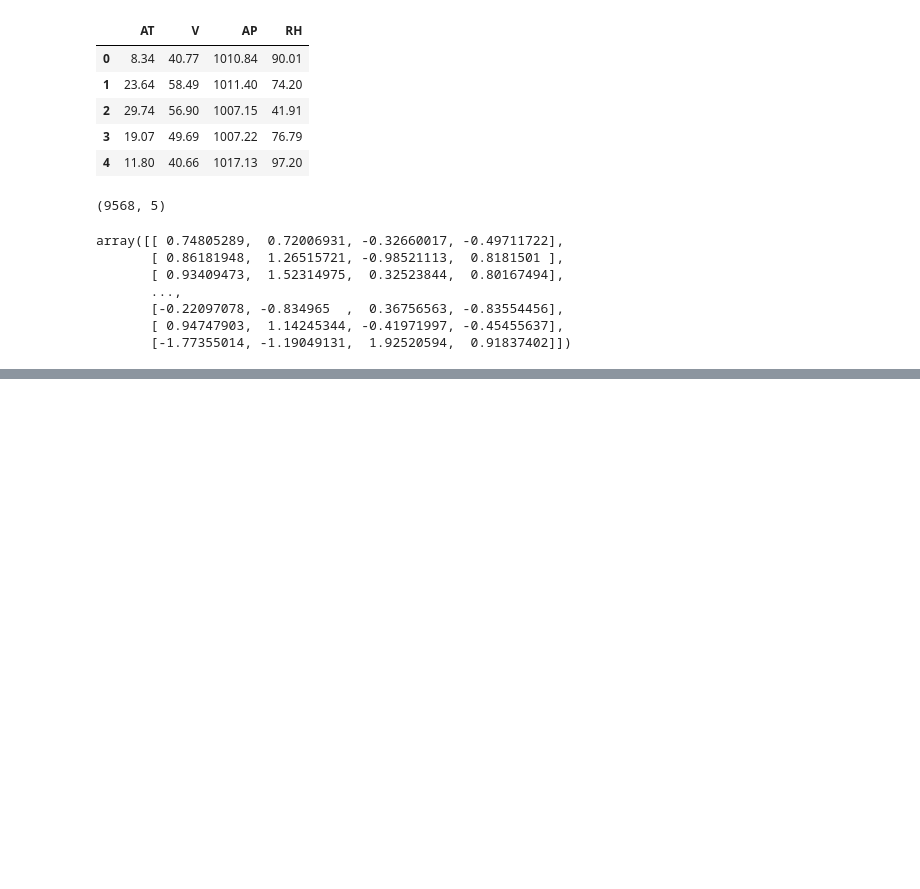
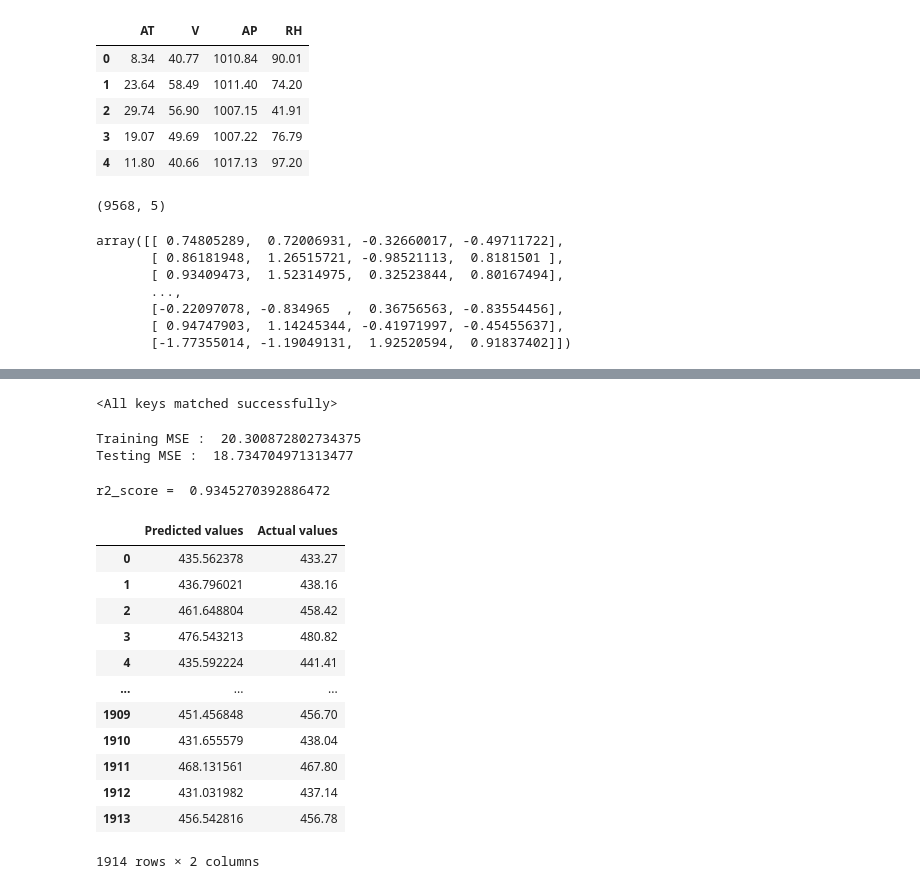
Before and after one commit to mayankchouhan263/Learning_AIML, a Jupyter notebook: Deep Learning/ANN_for_Regression.ipynb, the cells around one changed output, grey strips where cells are left out. Saved outputs shown, nothing was run; the diff lists cells and outputs as text; code cells hidden in the pictures; blank space fills up the shorter version.

```diff
--- a/Deep Learning/ANN_for_Regression.ipynb
+++ b/Deep Learning/ANN_for_Regression.ipynb
@@ -84,0 +92,3 @@ y_test_tensor = torch.tensor(y_test.values , dtype = torch.float32).view(-1 ,1)
+# %%
+train_loader = DataLoader(train_dataset , batch_size = 32 , shuffle = True )
+test_loader = DataLoader(train_dataset , batch_size = 32 )
@@ -84,0 +211,46 @@ y_test_tensor = torch.tensor(y_test.values , dtype = torch.float32).view(-1 ,1)
+# %%
+# Loading the best model
+model.load_state_dict(torch.load("best_model.pt"))
+# %% [output]
+<All keys matched successfully>
+# %%
+# Evaluate our Model
+
+model.eval()
+with torch.no_grad():
+    train_pred = model(X_train_tensor)
+    test_pred = model(X_test_tensor)
+
+    train_mse_loss = criterion(train_pred , y_train_tensor)
+    test_mse_loss = criterion(test_pred , y_test_tensor)
+
+print("Training MSE : ",train_mse_loss.item())
+print("Testing MSE : ",test_mse_loss.item())
+# %% [output]
+Training MSE :  20.300872802734375
+Testing MSE :  18.734704971313477
+# %%
+from sklearn.metrics import r2_score
+
+print("r2_score = ",r2_score(y_test , test_pred))
+# %% [output]
+r2_score =  0.9345270392886472
+# %%
+predicted_df = pd.DataFrame(test_pred.numpy() , columns = [" Predicted values"])
+actual_df = pd.DataFrame(y_test.values , columns = ["Actual values"])
+
+pd.concat([predicted_df , actual_df] , axis =1 )
+# %% [output]
+|  | Predicted values | Actual values |
+| 0 | 435.562378 | 433.27 |
+| 1 | 436.796021 | 438.16 |
+| 2 | 461.648804 | 458.42 |
+| 3 | 476.543213 | 480.82 |
+| 4 | 435.592224 | 441.41 |
+| ... | ... | ... |
+| 1909 | 451.456848 | 456.70 |
+| 1910 | 431.655579 | 438.04 |
+| 1911 | 468.131561 | 467.80 |
+| 1912 | 431.031982 | 437.14 |
+| 1913 | 456.542816 | 456.78 |
+1914 rows × 2 columns
```
Also changed, not shown: parts of 8 cells of this notebook, 3 other files.
